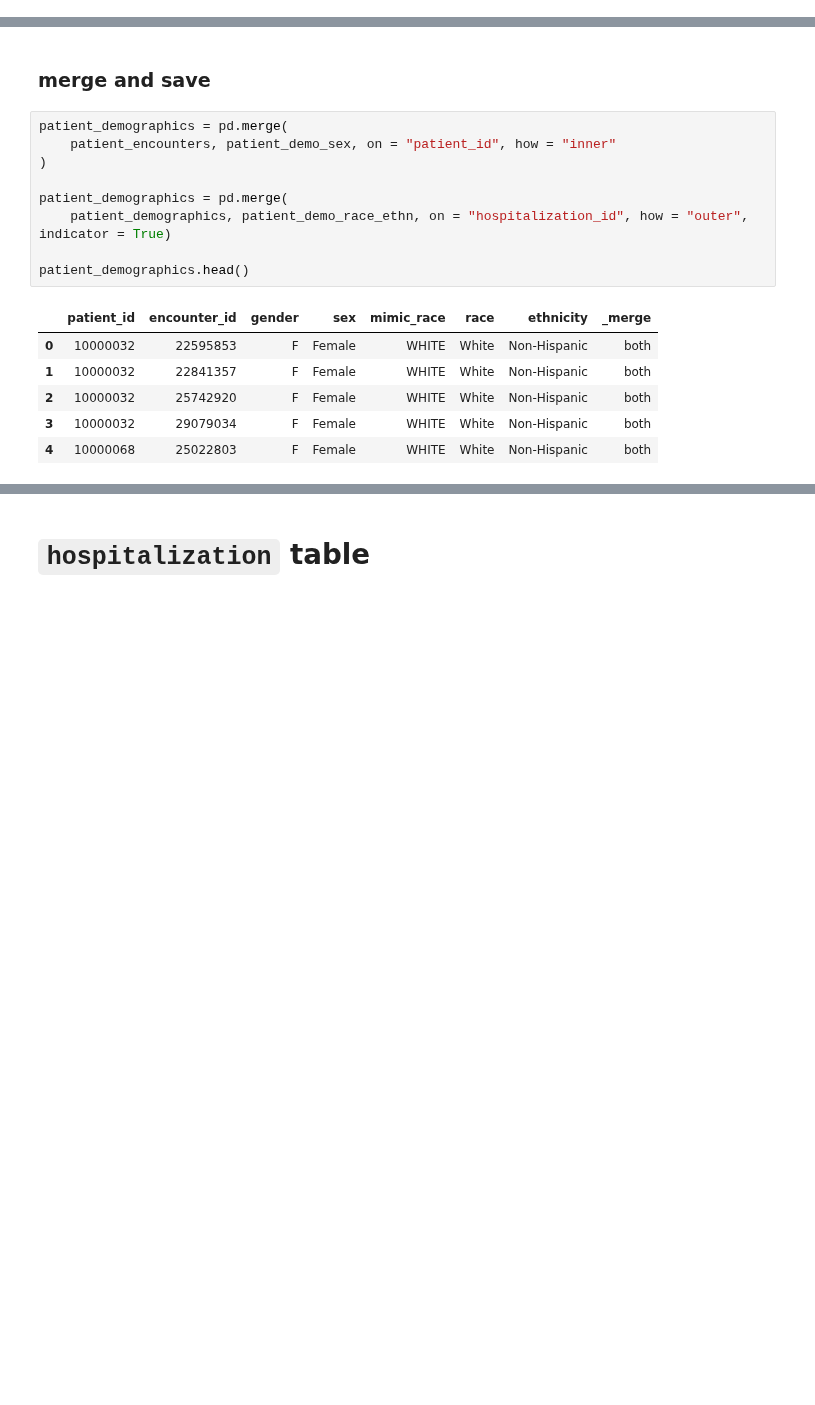
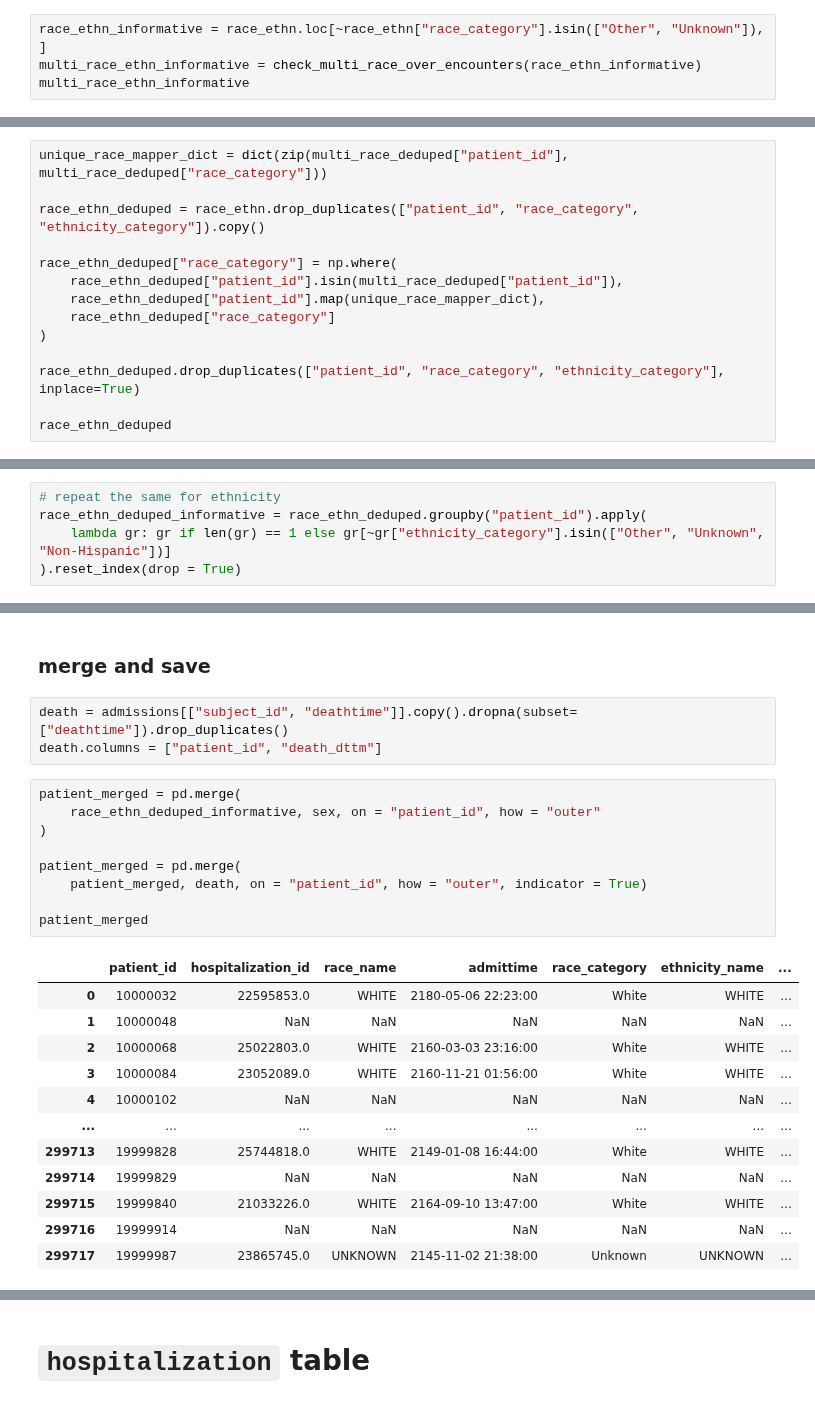
Before and after one commit to oldsandiaz/mimicclif, a Jupyter notebook: code/mimic-to-clif.ipynb, the cells around one changed output, grey strips where cells are left out. Saved outputs shown, nothing was run; the diff lists cells and outputs as text; blank space fills up the shorter version.

```diff
--- a/code/mimic-to-clif.ipynb
+++ b/code/mimic-to-clif.ipynb
@@ -686,0 +722,4 @@ See the caveats in the documentation: https://pandas.pydata.org/pandas-docs/stab
+# %%
+race_ethn_informative = race_ethn.loc[~race_ethn["race_category"].isin(["Other", "Unknown"]), ]
+multi_race_ethn_informative = check_multi_race_over_encounters(race_ethn_informative)
+multi_race_ethn_informative
@@ -686,0 +778,14 @@ See the caveats in the documentation: https://pandas.pydata.org/pandas-docs/stab
+# %%
+unique_race_mapper_dict = dict(zip(multi_race_deduped["patient_id"], multi_race_deduped["race_category"]))
+
+race_ethn_deduped = race_ethn.drop_duplicates(["patient_id", "race_category", "ethnicity_category"]).copy()
+
+race_ethn_deduped["race_category"] = np.where(
+    race_ethn_deduped["patient_id"].isin(multi_race_deduped["patient_id"]),
+    race_ethn_deduped["patient_id"].map(unique_race_mapper_dict),
+    race_ethn_deduped["race_category"]
+)
+
+race_ethn_deduped.drop_duplicates(["patient_id", "race_category", "ethnicity_category"], inplace=True)
+
+race_ethn_deduped
@@ -686,0 +823,5 @@ See the caveats in the documentation: https://pandas.pydata.org/pandas-docs/stab
+# %%
+# repeat the same for ethnicity
+race_ethn_deduped_informative = race_ethn_deduped.groupby("patient_id").apply(
+    lambda gr: gr if len(gr) == 1 else gr[~gr["ethnicity_category"].isin(["Other", "Unknown", "Non-Hispanic"])]
+).reset_index(drop = True)
@@ -687,18 +858,27 @@ See the caveats in the documentation: https://pandas.pydata.org/pandas-docs/stab
 # %% [markdown]
 ### merge and save
+# %%
+death = admissions[["subject_id", "deathtime"]].copy().dropna(subset=["deathtime"]).drop_duplicates()
+death.columns = ["patient_id", "death_dttm"]
 # %%
-patient_demographics = pd.merge(
-    patient_encounters, patient_demo_sex, on = "patient_id", how = "inner"
+patient_merged = pd.merge(
+    race_ethn_deduped_informative, sex, on = "patient_id", how = "outer"
 )
 
-patient_demographics = pd.merge(
-    patient_demographics, patient_demo_race_ethn, on = "hospitalization_id", how = "outer", indicator = True)
+patient_merged = pd.merge(
+    patient_merged, death, on = "patient_id", how = "outer", indicator = True)
 
-patient_demographics.head()
+patient_merged
 # %% [output]
-|  | patient_id | encounter_id | gender | sex | mimic_race | race | ethnicity | _merge |
-| 0 | 10000032 | 22595853 | F | Female | WHITE | White | Non-Hispanic | both |
-| 1 | 10000032 | 22841357 | F | Female | WHITE | White | Non-Hispanic | both |
-| 2 | 10000032 | 25742920 | F | Female | WHITE | White | Non-Hispanic | both |
-| 3 | 10000032 | 29079034 | F | Female | WHITE | White | Non-Hispanic | both |
-| 4 | 10000068 | 25022803 | F | Female | WHITE | White | Non-Hispanic | both |
+|  | patient_id | hospitalization_id | race_name | admittime | race_category | ethnicity_name | ... |
+| 0 | 10000032 | 22595853.0 | WHITE | 2180-05-06 22:23:00 | White | WHITE | ... |
+| 1 | 10000048 | NaN | NaN | NaN | NaN | NaN | ... |
+| 2 | 10000068 | 25022803.0 | WHITE | 2160-03-03 23:16:00 | White | WHITE | ... |
+| 3 | 10000084 | 23052089.0 | WHITE | 2160-11-21 01:56:00 | White | WHITE | ... |
+| 4 | 10000102 | NaN | NaN | NaN | NaN | NaN | ... |
+| ... | ... | ... | ... | ... | ... | ... | ... |
+| 299713 | 19999828 | 25744818.0 | WHITE | 2149-01-08 16:44:00 | White | WHITE | ... |
+| 299714 | 19999829 | NaN | NaN | NaN | NaN | NaN | ... |
+| 299715 | 19999840 | 21033226.0 | WHITE | 2164-09-10 13:47:00 | White | WHITE | ... |
+| 299716 | 19999914 | NaN | NaN | NaN | NaN | NaN | ... |
+| 299717 | 19999987 | 23865745.0 | UNKNOWN | 2145-11-02 21:38:00 | Unknown | UNKNOWN | ... |
```
Also changed, not shown: parts of 74 cells of this notebook, 7 other files.
